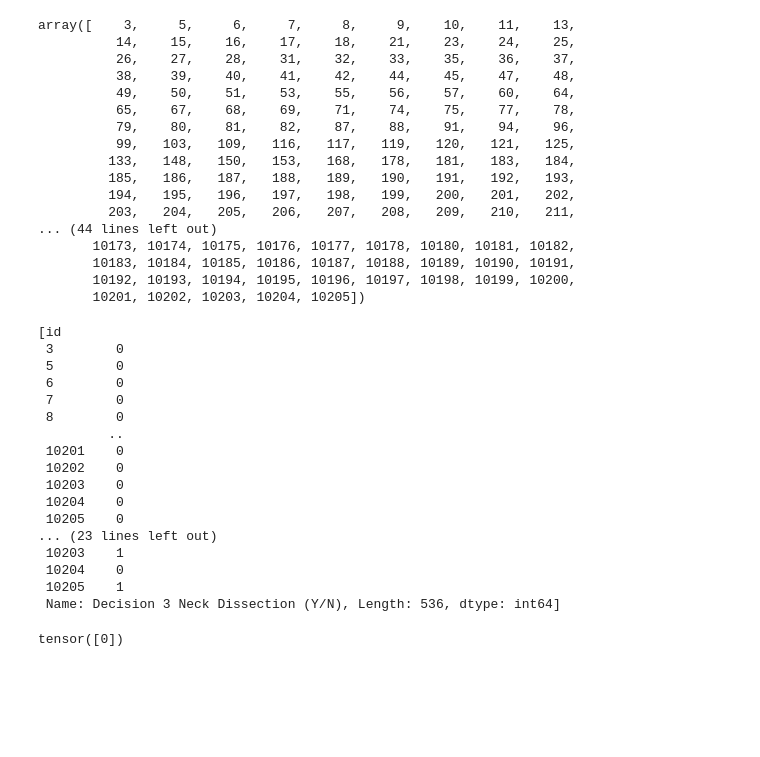
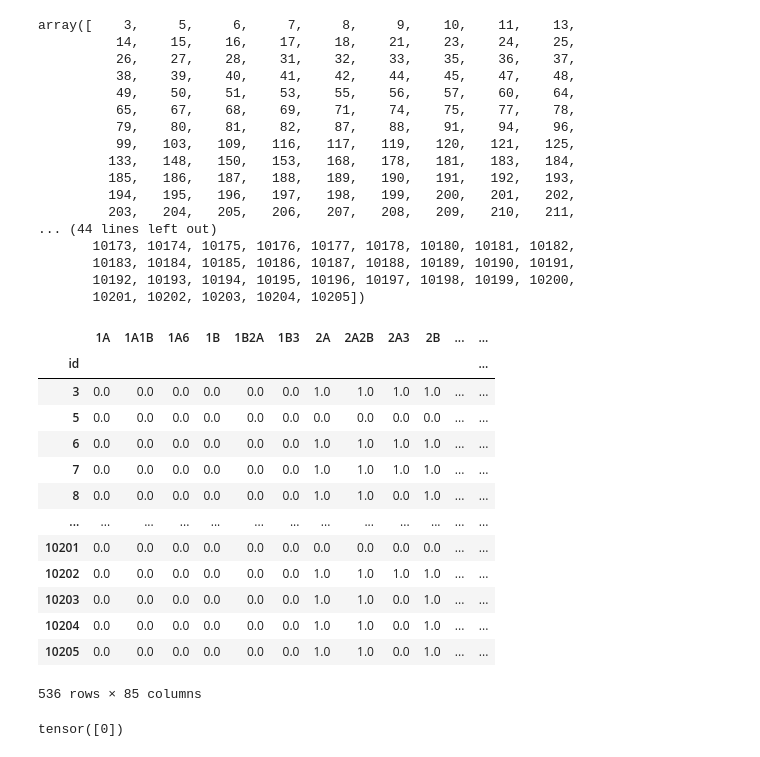
Before and after one commit to uic-evl/DigitalTwinVis, a Jupyter notebook: python/Preprocessing.ipynb, the cells around one changed output. Cells and saved outputs as stored; diff of their text form; code cells hidden in the pictures; blank space fills up the shorter version.

```diff
--- a/python/Preprocessing.ipynb
+++ b/python/Preprocessing.ipynb
@@ -97,6 +97,14 @@ class Const:
 
     ccs = list(cc_types.values())
     state3 = ccs + primary_disease_states2 + nodal_disease_states2 + dlt2
+    name_dict = {
+        'pd_state1': primary_disease_states,
+        'nd_state1': nodal_disease_states,
+        'chemo_state1': modifications,
+        'chemo_state2': ccs,
+        'pd_state2': primary_disease_states2,
+        'pd_state2': nodal_disease_states2,
+    }
 
-Const.modification_types
+Const.primary_disease_states
 # %% [output]
@@ -217,6 +219,9 @@ def preprocess_dt_data(df,extra_to_keep=None):
     if extra_to_keep is not None:
         to_keep = to_keep + [c for c in extra_to_keep if c not in to_keep and c not in to_onehot]
 
+    df['bilateral'] = df['laterality'].apply(lambda x: x.lower().strip() == 'bilateral')
+    to_keep.append('bilateral')
+
     decisions =Const.decisions
     outcomes = Const.outcomes
 
@@ -237,6 +242,11 @@ def preprocess_dt_data(df,extra_to_keep=None):
         3: 'cc_others',
     }
 
+#     races_shortened = ['White/Caucasian','Hispanic/Latino','African American/Black']
+#     for race in races_shortened:
+#         df[race] = df['Race'].apply(lambda x: x.strip() == race)
+#         to_keep.append(race)
+
     for k,v in Const.cc_types.items():
         df[v] = df['CC Regimen(0= none, 1= platinum based, 2= cetuximab based, 3= others, 9=unknown)'].apply(lambda x: int(Const.cc_types.get(int(x),0) == v))
         to_keep.append(v)
@@ -246,6 +256,8 @@ def preprocess_dt_data(df,extra_to_keep=None):
         to_keep.append(v)
     #Features to keep. I think gender is is in
 
+    for col in Const.dlt1 + Const.dlt2:
+        df[col] = (df[col] > 0).astype(float)
     keywords = []
     for keyword in keywords:
         toadd = [c for c in df.columns if keyword in c and c not in to_keep]
@@ -267,7 +279,6 @@ def preprocess_dt_data(df,extra_to_keep=None):
 
     to_keep = to_keep + [c for c in df.columns if 'DLT' in c]
 
-
     for statelist in [Const.state2,Const.state3,Const.decisions,Const.outcomes]:
         toadd = [c for c in statelist if c not in to_keep]
         to_keep = to_keep + toadd
@@ -299,3 +310,7 @@ array([    3,     5,     6,     7,     8,     9,    10,    11,    13,
        10183, 10184, 10185, 10186, 10187, 10188, 10189, 10190, 10191,
        10192, 10193, 10194, 10195, 10196, 10197, 10198, 10199, 10200,
        10201, 10202, 10203, 10204, 10205])
+# %%
+for c in pd.read_csv('../data/digital_twin_data.csv').columns:
+    if c == 'Tm Laterality (R/L)':
+        print(c)
@@ -304,7 +321,6 @@ class DTDataset():
 
     def __init__(self,data_file = '../data/digital_twin_data.csv',ln_data_file = '../data/digital_twin_ln_data.csv',ids=None):
         df = pd.read_csv(data_file)
-
         df = preprocess(df)
         df = df.rename(columns = Const.rename_dict).copy()
         df = df.drop('MRN OPC',axis=1)
@@ -381,6 +397,9 @@ class DTDataset():
             'decision1': processed_df[decisions[0]],
             'decision2': processed_df[decisions[1]],
             'decision3': processed_df[decisions[2]],
+            'survival': processed_df[outcomes[0]],
+            'ft': processed_df[outcomes[1]],
+            'aspiration': processed_df[outcomes[2]],
         }
 
         return results
@@ -389,53 +408,58 @@ class DTDataset():
         return self.get_states(**kwargs)[name]
 
     def normalize(self,df):
         means = self.means[df.columns]
         std = self.stds[df.columns]
         return ((df - means)/std).fillna(0)
 
     def get_intermediate_outcomes(self,step=1,**kwargs):
-        assert(step in [1,2,3])
+        assert(step in [0,1,2,3])
         states = self.get_states(**kwargs)
         if step == 1:
             keys = ['pd_states1','nd_states1','modifications','dlt1']
         if step == 2:
             keys =  ['pd_states2','nd_states2','ccs','dlt2']
         if step == 3:
+            keys = ['survival','ft','aspiration']# ['decision1','decision2','decision3']
+        if step == 0:
             keys = ['decision1','decision2','decision3']
+        if len(keys) < 2:
+            return states[keys[0]]
         return [states[key] for key in keys]
 
     def get_input_state(self,step=1,**kwargs):
-        assert(step in [1,2,3])
+        assert(step in [0,1,2,3])
         states = self.get_states(**kwargs)
+        if step == 0:
+            keys = ['baseline']
         if step == 1:
             keys = ['baseline','decision1']
         if step == 2:
             keys =  ['baseline','pd_states1','nd_states1','modifications','dlt1','decision1','decision2']
         if step == 3:
             keys = ['baseline','pd_states2','nd_states2','ccs','dlt2','decision1','decision2','decision3']
         arrays = [states[key] for key in keys]
+        if len(arrays) < 2:
+            return arrays[0]
         return pd.concat(arrays,axis=1)
 
 data = DTDataset()
-data.get_intermediate_outcomes(step=3)
+data.get_input_state(2)
 # %% [output]
+|  | 1A | 1A1B | 1A6 | 1B | 1B2A | 1B3 | 2A | 2A2B | 2A3 | 2B | ... | ... |
+| id |  |  |  |  |  |  |  |  |  |  |  | ... |
+| 3 | 0.0 | 0.0 | 0.0 | 0.0 | 0.0 | 0.0 | 1.0 | 1.0 | 1.0 | 1.0 | ... | ... |
+| 5 | 0.0 | 0.0 | 0.0 | 0.0 | 0.0 | 0.0 | 0.0 | 0.0 | 0.0 | 0.0 | ... | ... |
+| 6 | 0.0 | 0.0 | 0.0 | 0.0 | 0.0 | 0.0 | 1.0 | 1.0 | 1.0 | 1.0 | ... | ... |
+| 7 | 0.0 | 0.0 | 0.0 | 0.0 | 0.0 | 0.0 | 1.0 | 1.0 | 1.0 | 1.0 | ... | ... |
+| 8 | 0.0 | 0.0 | 0.0 | 0.0 | 0.0 | 0.0 | 1.0 | 1.0 | 0.0 | 1.0 | ... | ... |
+| ... | ... | ... | ... | ... | ... | ... | ... | ... | ... | ... | ... | ... |
+| 10201 | 0.0 | 0.0 | 0.0 | 0.0 | 0.0 | 0.0 | 0.0 | 0.0 | 0.0 | 0.0 | ... | ... |
+| 10202 | 0.0 | 0.0 | 0.0 | 0.0 | 0.0 | 0.0 | 1.0 | 1.0 | 1.0 | 1.0 | ... | ... |
+| 10203 | 0.0 | 0.0 | 0.0 | 0.0 | 0.0 | 0.0 | 1.0 | 1.0 | 0.0 | 1.0 | ... | ... |
+| 10204 | 0.0 | 0.0 | 0.0 | 0.0 | 0.0 | 0.0 | 1.0 | 1.0 | 0.0 | 1.0 | ... | ... |
+| 10205 | 0.0 | 0.0 | 0.0 | 0.0 | 0.0 | 0.0 | 1.0 | 1.0 | 0.0 | 1.0 | ... | ... |
-[id
- 3        0
- 5        0
- 6        0
- 7        0
- 8        0
-         ..
- 10201    0
- 10202    0
- 10203    0
- 10204    0
- 10205    0
-... (23 lines left out)
- 10203    1
- 10204    0
- 10205    1
- Name: Decision 3 Neck Dissection (Y/N), Length: 536, dtype: int64]
+536 rows × 85 columns
 # %%
 def df_to_torch(df,ttype  = torch.FloatTensor):
     values = df.values.astype(float)
```
Also changed, not shown: parts of 18 cells of this notebook.
